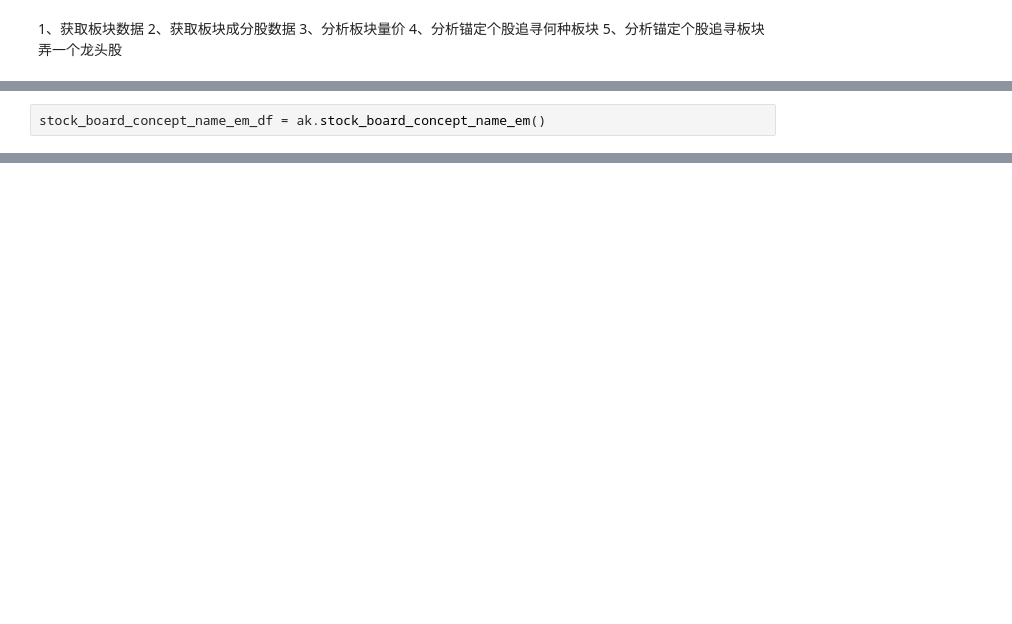
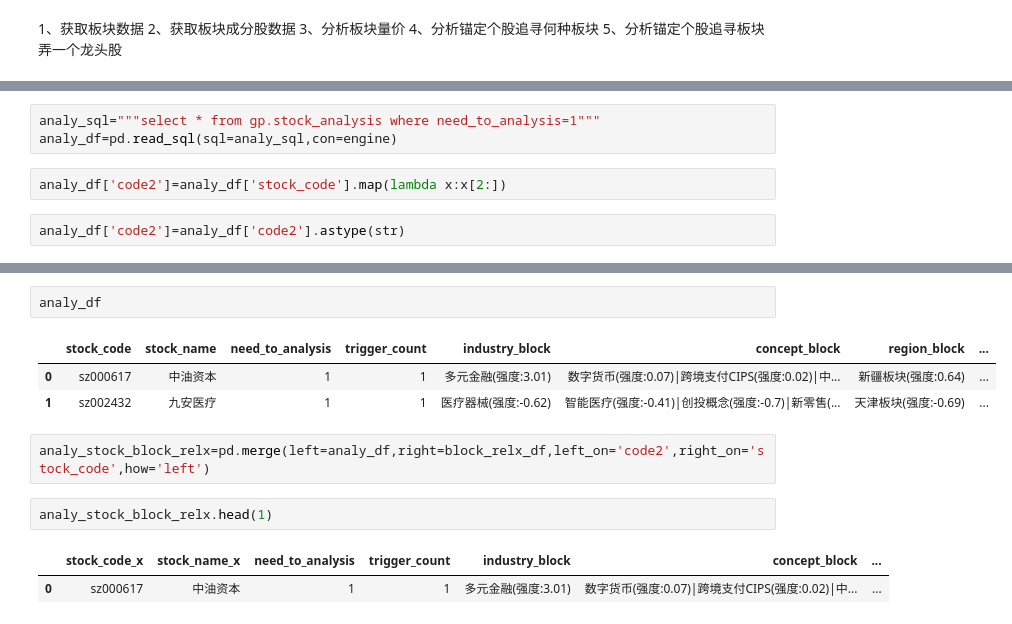
Before and after one commit to chen-cyw-yan/GP, a Jupyter notebook: 选股策略/板块共振分析.ipynb, the cells around one changed output, grey strips where cells are left out. Saved outputs shown, nothing was run; the diff lists cells and outputs as text; blank space fills up the shorter version.

```diff
--- a/选股策略/板块共振分析.ipynb
+++ b/选股策略/板块共振分析.ipynb
@@ -65,2 +64,7 @@ cursor = conn.cursor()
 # %%
-stock_board_concept_name_em_df = ak.stock_board_concept_name_em()
+analy_sql="""select * from gp.stock_analysis where need_to_analysis=1"""
+analy_df=pd.read_sql(sql=analy_sql,con=engine)
+# %%
+analy_df['code2']=analy_df['stock_code'].map(lambda x:x[2:])
+# %%
+analy_df['code2']=analy_df['code2'].astype(str)
@@ -75,0 +141,13 @@ stock_board_concept_name_em_df.head()
+# %%
+analy_df
+# %% [output]
+|  | stock_code | stock_name | need_to_analysis | trigger_count | industry_block | concept_block | region_block | ... |
+| 0 | sz000617 | 中油资本 | 1 | 1 | 多元金融(强度:3.01) | 数字货币(强度:0.07)|跨境支付CIPS(强度:0.02)|中... | 新疆板块(强度:0.64) | ... |
+| 1 | sz002432 | 九安医疗 | 1 | 1 | 医疗器械(强度:-0.62) | 智能医疗(强度:-0.41)|创投概念(强度:-0.7)|新零售(... | 天津板块(强度:-0.69) | ... |
+# %%
+analy_stock_block_relx=pd.merge(left=analy_df,right=block_relx_df,left_on='code2',right_on='stock_code',how='left')
+# %%
+analy_stock_block_relx.head(1)
+# %% [output]
+|  | stock_code_x | stock_name_x | need_to_analysis | trigger_count | industry_block | concept_block | ... |
+| 0 | sz000617 | 中油资本 | 1 | 1 | 多元金融(强度:3.01) | 数字货币(强度:0.07)|跨境支付CIPS(强度:0.02)|中... | ... |
```
Also changed, not shown: parts of 18 cells of this notebook, 6 other files.
